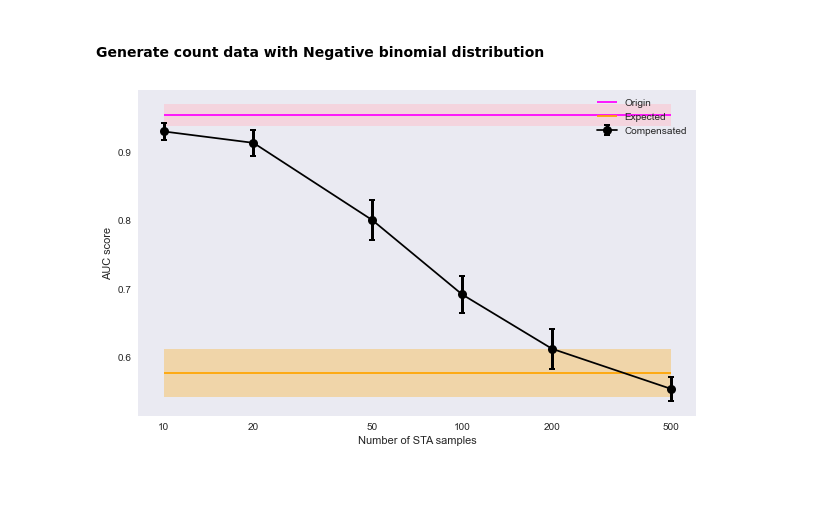
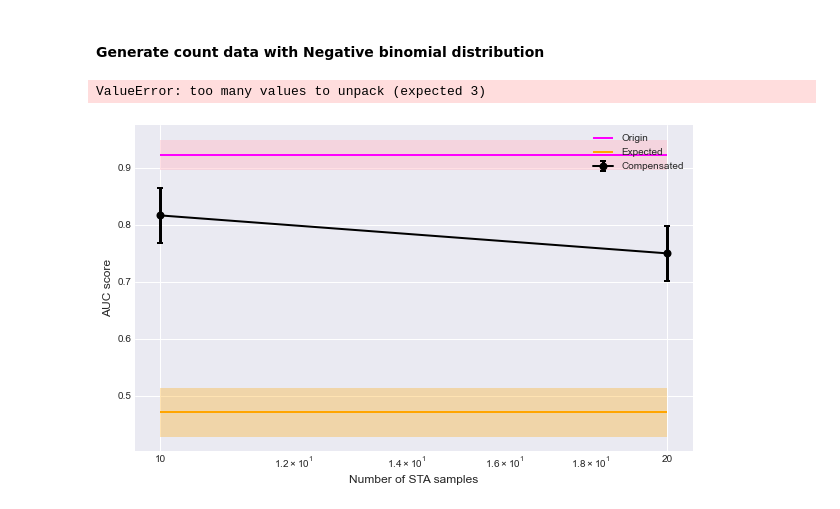
Before and after one commit to carishkaa/Bachelor-Thesis, a Jupyter notebook: notebooks/experiments.ipynb, the cells around one changed output. Drawn from its saved outputs; the diff is of its cells as text; code cells hidden in the pictures; blank space fills up the shorter version.

```diff
--- a/notebooks/experiments.ipynb
+++ b/notebooks/experiments.ipynb
@@ -1,18 +1,19 @@
 # %% [markdown]
 # Experiments
 # %%
-import random
 from pandas import read_csv
 from scipy.stats import poisson, norm, nbinom, gaussian_kde, gamma
 import scipy.stats as stats
 # import os
-# import sys
+import sys
 # sys.path.append("/Users/karinabalagazova/Desktop/cvut/5.semestr/scientificProject/notebooks/..")
 from functions.experiment import experiment, experiment_iteration
 from functions.rnaseq_data_generator import rna_seq_generator, generate_rnaseq_class, get_random_beta
 %load_ext autoreload
 %autoreload 2
 import numpy as np
+import pandas as pd
 import matplotlib.pyplot as plt
 %matplotlib inline
 plt.style.use('Solarize_Light2')
+plt.style.use('seaborn-darkgrid')
@@ -212,5 +241,4 @@ a, b, _ = rna_seq_generator(
 # %%
-plt.style.use('seaborn')
 x = samples.mean(axis=1).to_numpy()
 y = samples.std(axis=1).to_numpy()**2
 plt.plot(x[x<5000],y[x<5000], 'b.', label='Real')
@@ -223,11 +251,9 @@ plt.plot(x[x<5000],y[x<5000], 'r.', label='Generated')
 plt.xlim(-100, 1000)
 plt.ylim(-1000, 9*1e+4)
 
-
 plt.legend()
 plt.title('Mean vs variance')
 plt.xlabel('Mean gene expression level')
 plt.ylabel('Variance')
-plt.grid()
 plt.savefig('mean_vs_variance_generated.png')
 # %% [output]
@@ -301,7 +327,7 @@ fig.savefig('SAVEFIG.png')
 #### Generate count data with Negative binomial distribution
 # %%
 # experiment settings
-STA_range = [10, 20, 50, 100, 200, 500]#, 1000, 2000, 5000] #, 10000]
+STA_range = [10, 20]#, 20, 50, 100, 200, 500]#, 1000, 2000, 5000] #, 10000]
 n_repeats = 10
 n_STA = STA_range[-1]  # maximal number of STA patients
 
@@ -314,12 +340,14 @@ mean_auc_results_filtered = np.zeros((n_repeats, len(STA_range)))
 n_genSTA = 1000 # pocet nagenerovanych STA
 import random
 gen_origin, gen_expected, gen_IS = rna_seq_generator(
-    n_transcripts=100,
+    n_transcripts=10000,
     distribution="Negative binomial",
     n_STA=n_genSTA, n_CR=15, n_OT=15,
-    n_IS_effect=15, IS_effect=(0.7, 0.701),  # IS effect
+    n_IS_effect=2, IS_effect=(0.5, 0.501),  # IS effect
     is_class_effect=False, n_class_effect=2, class_effect=(0.3, 0.1)  # class effect, normal distribution
 )
+# %% [output]
+ValueError: too many values to unpack (expected 3)
 # %%
 for j in range(n_repeats):
     STA_samples_random_index = random.sample(range(n_genSTA), n_genSTA-n_STA)
@@ -344,28 +373,43 @@ for j in range(n_repeats):
             mean_auc_results_origin[j, i] = np.nan
             mean_auc_results_expected[j, i] = np.nan
             mean_auc_results_filtered[j, i] = np.nan
+# %%
+n_genCR = 200
+n_genOT = 200
+_, _, _, gen_counts, gen_expected, gen_IS = rna_seq_generator(
+    n_transcripts=10,
+    distribution="Negative binomial",
+    n_STA=n_genSTA, n_CR=n_genCR, n_OT=n_genOT,
+    n_IS_effect=5, IS_effect=(0.5, 0.501),
+    is_class_effect=False, n_class_effect=5, class_effect=(0.3, 0.1)  # class effect, normal distribution
+)
+mean_auc_results_origin, mean_auc_results_expected, mean_auc_results_filtered = \
+        experiment_iteration(STA_range, n_repeats,
+                             gen_counts, gen_expected, gen_IS,
+                             n_genSTA, n_genCR, n_genOT, "Negative binomial")
 # %%
 indexes = range(n_repeats)
 
 fig,ax = plt.subplots()
 ax.set_xscale('log')
 ax.set_xticks(STA_range)
 ax.set_xticklabels(STA_range)
 
 fig.set_size_inches(10, 6)
 
-origin = ax.hlines(np.nanmean(mean_auc_results_origin[indexes]), STA_range[0],  STA_range[-1], colors=['magenta'], label='Origin')
+origin = ax.hlines(np.nanmean(mean_auc_results_origin[indexes]), STA_range[0], STA_range[-1], colors=['magenta'], label='Origin')
 ax.fill_between(STA_range, np.nanmean(mean_auc_results_origin[indexes]) - np.nanstd(mean_auc_results_origin[indexes])/np.sqrt(n_repeats), np.nanmean(mean_auc_results_origin[indexes]) + np.nanstd(mean_auc_results_origin[indexes])/np.sqrt(n_repeats),facecolor='pink', alpha= 0.5 )
 
 filtered = ax.errorbar(STA_range, np.nanmean(mean_auc_results_filtered[indexes], axis=0), np.nanstd(mean_auc_results_filtered[indexes], axis=0)/np.sqrt(n_repeats), ecolor= 'black', fmt='-ok', capsize=3, elinewidth=3, markeredgewidth=2, label='Compensated') #green
 
-expected = ax.hlines(np.nanmean(mean_auc_results_expected[indexes]),  STA_range[0],  STA_range[-1], colors=['orange'], label='Expected') #orange
+expected = ax.hlines(np.nanmean(mean_auc_results_expected[indexes]), STA_range[0],  STA_range[-1], colors=['orange'], label='Expected') #orange
 ax.fill_between(STA_range, np.nanmean(mean_auc_results_expected[indexes]) - np.nanstd(mean_auc_results_expected[indexes])/np.sqrt(n_repeats), np.nanmean(mean_auc_results_expected[indexes]) + np.nanstd(mean_auc_results_expected[indexes])/np.sqrt(n_repeats),facecolor='orange', alpha= 0.3 )
 
+# ax.errorbar(STA_range, np.nanmean(mean_auc_results_expected[indexes], axis=0), np.nanstd(mean_auc_results_filtered[indexes], axis=0)/np.sqrt(n_repeats), ecolor= 'black', fmt='-ok', capsize=3, elinewidth=3, markeredgewidth=2, label='Compensated') #green
+
 ax.legend()
-ax.grid()
 plt.xlabel('Number of STA samples')
 plt.ylabel('AUC score')
 plt.show()
 # %% [output]
-[figure, old version]
+[figure, new version]
```
Also changed, not shown: parts of 13 cells of this notebook, 10 other files.
